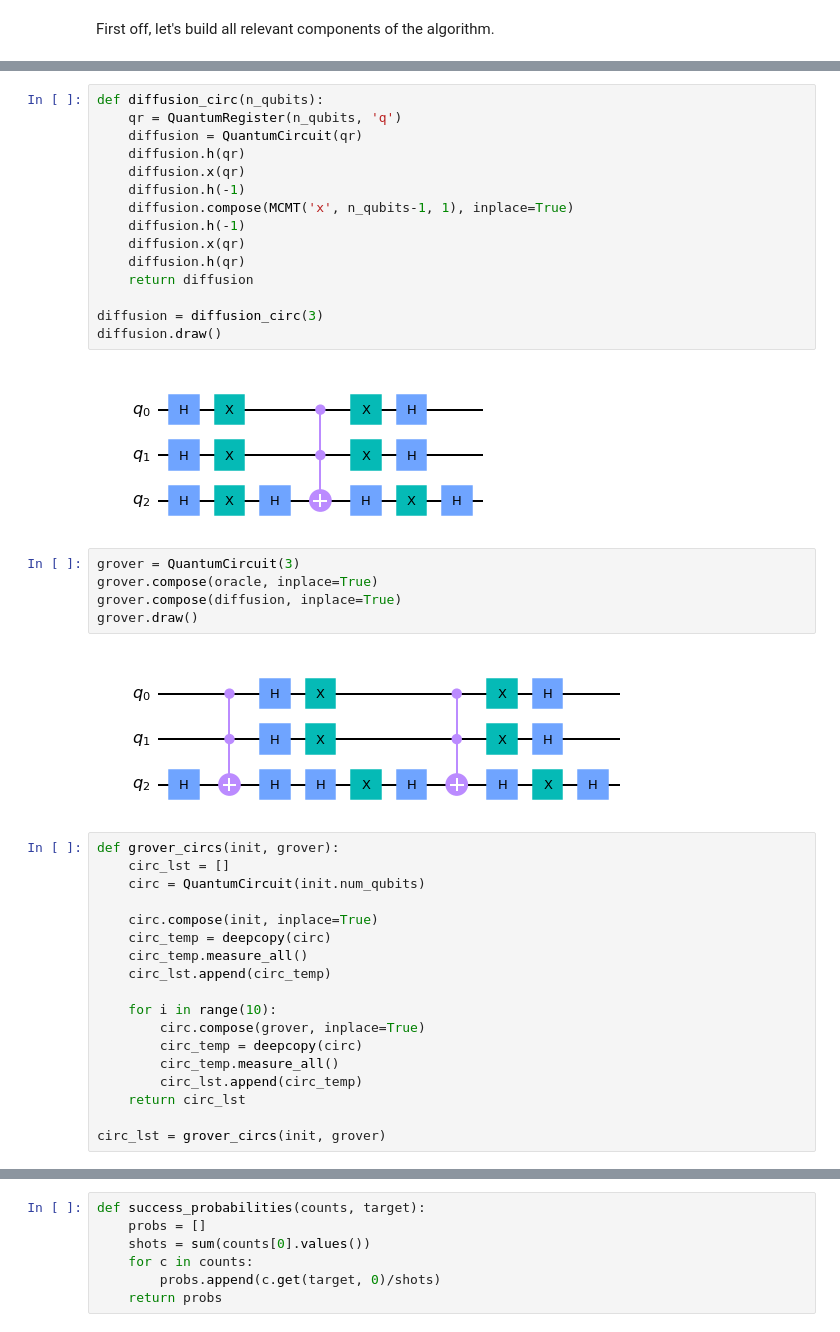
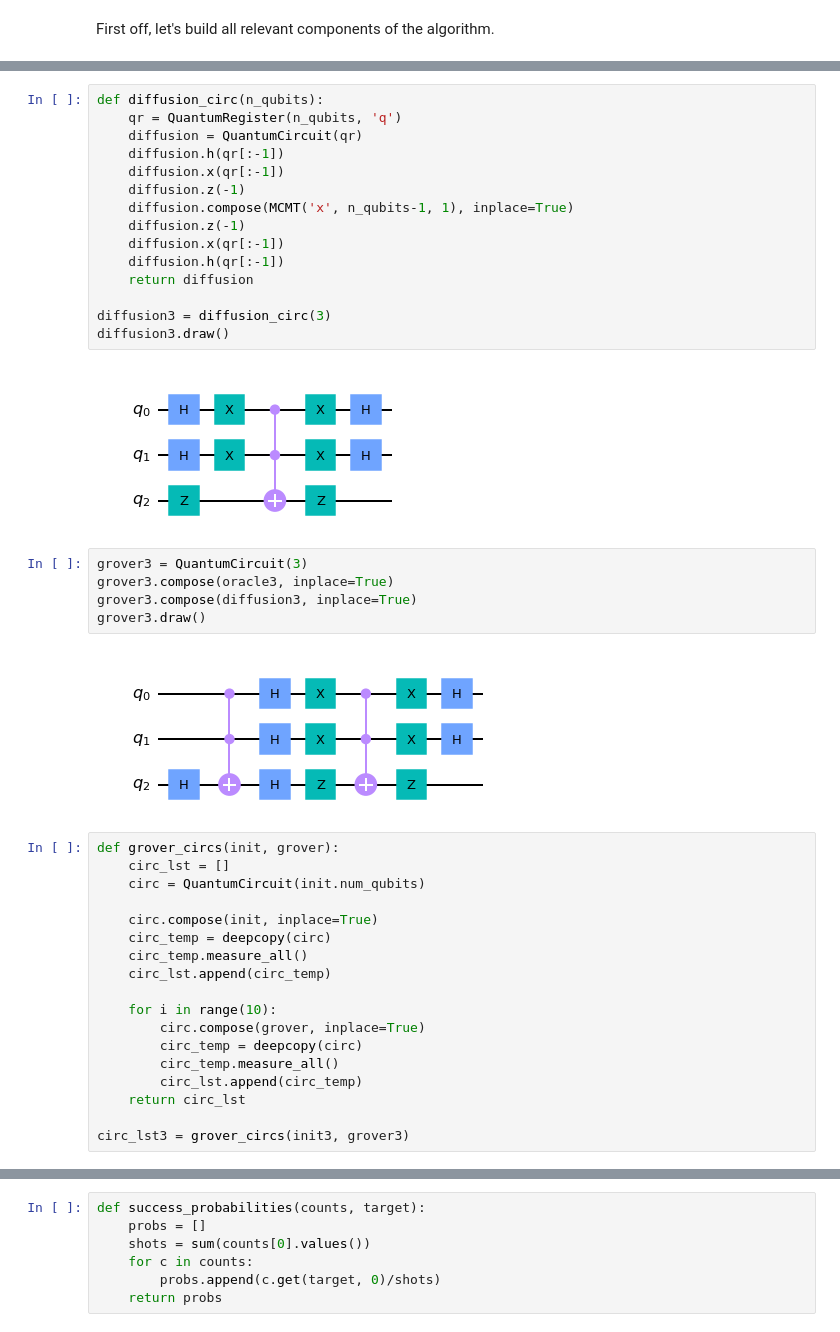
Before and after one commit to lhugens/quantum-computing, a Jupyter notebook: depth_optimization_grover.ipynb, the cells around one changed output, grey strips where cells are left out. Cells and saved outputs as stored; diff of their text form.

```diff
--- a/depth_optimization_grover.ipynb
+++ b/depth_optimization_grover.ipynb
@@ -69,27 +69,27 @@ oracle.draw()
 # %%
 def diffusion_circ(n_qubits):
     qr = QuantumRegister(n_qubits, 'q')
     diffusion = QuantumCircuit(qr)
-    diffusion.h(qr)
-    diffusion.x(qr)
-    diffusion.h(-1)
+    diffusion.h(qr[:-1])
+    diffusion.x(qr[:-1])
+    diffusion.z(-1)
     diffusion.compose(MCMT('x', n_qubits-1, 1), inplace=True)
-    diffusion.h(-1)
-    diffusion.x(qr)
-    diffusion.h(qr)
+    diffusion.z(-1)
+    diffusion.x(qr[:-1])
+    diffusion.h(qr[:-1])
     return diffusion
 
-diffusion = diffusion_circ(3)
-diffusion.draw()
+diffusion3 = diffusion_circ(3)
+diffusion3.draw()
 # %% [output]
-[figure, old version]
+[figure, new version]
 # %%
-grover = QuantumCircuit(3)
-grover.compose(oracle, inplace=True)
-grover.compose(diffusion, inplace=True)
-grover.draw()
+grover3 = QuantumCircuit(3)
+grover3.compose(oracle3, inplace=True)
+grover3.compose(diffusion3, inplace=True)
+grover3.draw()
 # %% [output]
-[figure, old version]
+[figure, new version]
 # %%
 def grover_circs(init, grover):
     circ_lst = []
@@ -107,5 +107,5 @@ def grover_circs(init, grover):
         circ_lst.append(circ_temp)
     return circ_lst
 
-circ_lst = grover_circs(init, grover)
+circ_lst3 = grover_circs(init3, grover3)
 # %%
```
Also changed, not shown: parts of 25 cells of this notebook.
